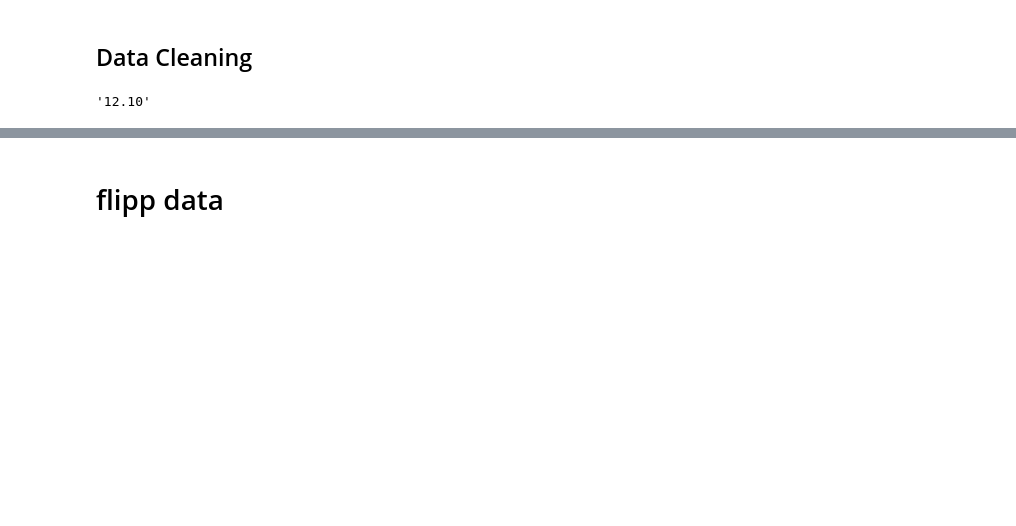
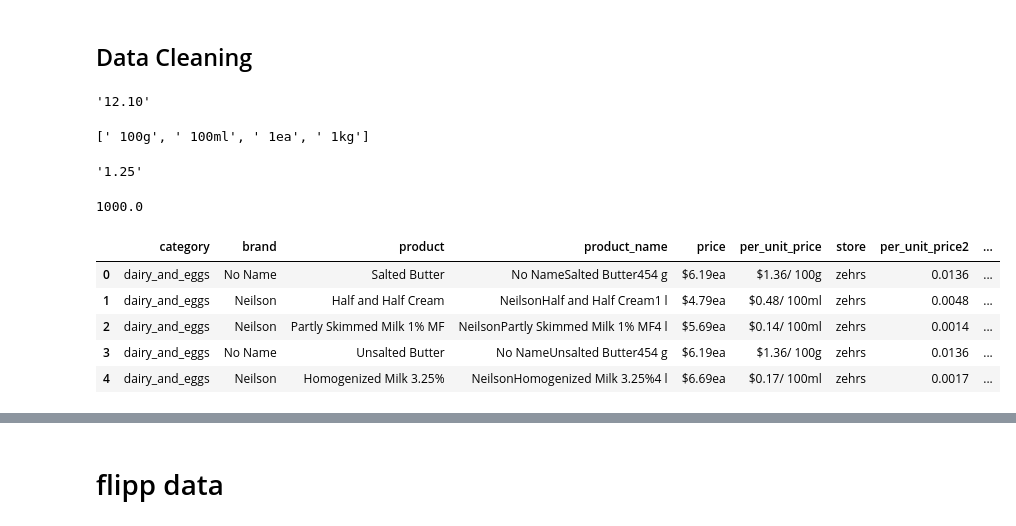
Before and after one commit to caitlan-krasinski/grocery-store-backend, a Jupyter notebook: product_category_mapping.ipynb, the cells around one changed output, grey strips where cells are left out. Saved outputs shown, nothing was run; the diff lists cells and outputs as text; code cells hidden in the pictures; blank space fills up the shorter version.

Commit message:
parse for per unit prices

```diff
--- a/product_category_mapping.ipynb
+++ b/product_category_mapping.ipynb
@@ -115,0 +96,59 @@ df['units'] = units
+# %%
+units = []
+for index, row in df.iterrows():
+    per_unit_price = row.per_unit_price
+    try:
+        unit = per_unit_price.split('/')[1]
+        if unit not in units:
+            units.append(unit)
+    except: continue # print(per_unit_price)
+
+units[:10]
+# %% [output]
+[' 100g', ' 100ml', ' 1ea', ' 1kg']
+# %%
+'1.25/100g'.split('/')[0].replace('$', '')
+# %% [output]
+'1.25'
+# %%
+float('1kg'.split('kg')[0])*1000
+# %% [output]
+1000.0
+# %%
+per_unit_prices = []
+unit_types = []
+for index, row in df.iterrows():
+    per_unit_price = row.per_unit_price
+    if not isinstance(per_unit_price, float):  # not nan
+        unit = per_unit_price.split('/')[1]
+        price = float(per_unit_price.split('/')[0].replace('$', '').replace(',', ''))
+        unit_type = ''
+        if 'kg' in unit:
+            gram = float(unit.split('kg')[0])*1000 # 1000 g in kg
+            pup = price / gram
+            unit_type = 'g'
+        elif 'g' in unit:
+            gram = float(unit.split('g')[0])
+            pup = price / gram
+            unit_type = 'g'
+        elif 'ml' in unit:
+            ml = float(unit.split('ml')[0])
+            pup = price / ml
+            unit_type = 'ml'
+    else:
+        pup = row.price
+        unit_type = ''
+
+    per_unit_prices.append(pup)
+    unit_types.append(unit_type)
+
+df['per_unit_price2'] = per_unit_prices
+df['unit_type'] = unit_types
+df.head()
+# %% [output]
+|  | category | brand | product | product_name | price | per_unit_price | store | per_unit_price2 | ... |
+| 0 | dairy_and_eggs | No Name | Salted Butter | No NameSalted Butter454 g | $6.19ea | $1.36/ 100g | zehrs | 0.0136 | ... |
+| 1 | dairy_and_eggs | Neilson | Half and Half Cream | NeilsonHalf and Half Cream1 l | $4.79ea | $0.48/ 100ml | zehrs | 0.0048 | ... |
+| 2 | dairy_and_eggs | Neilson | Partly Skimmed Milk 1% MF | NeilsonPartly Skimmed Milk 1% MF4 l | $5.69ea | $0.14/ 100ml | zehrs | 0.0014 | ... |
+| 3 | dairy_and_eggs | No Name | Unsalted Butter | No NameUnsalted Butter454 g | $6.19ea | $1.36/ 100g | zehrs | 0.0136 | ... |
+| 4 | dairy_and_eggs | Neilson | Homogenized Milk 3.25% | NeilsonHomogenized Milk 3.25%4 l | $6.69ea | $0.17/ 100ml | zehrs | 0.0017 | ... |
```
Also changed, not shown: parts of 13 cells of this notebook, 11 other files.
